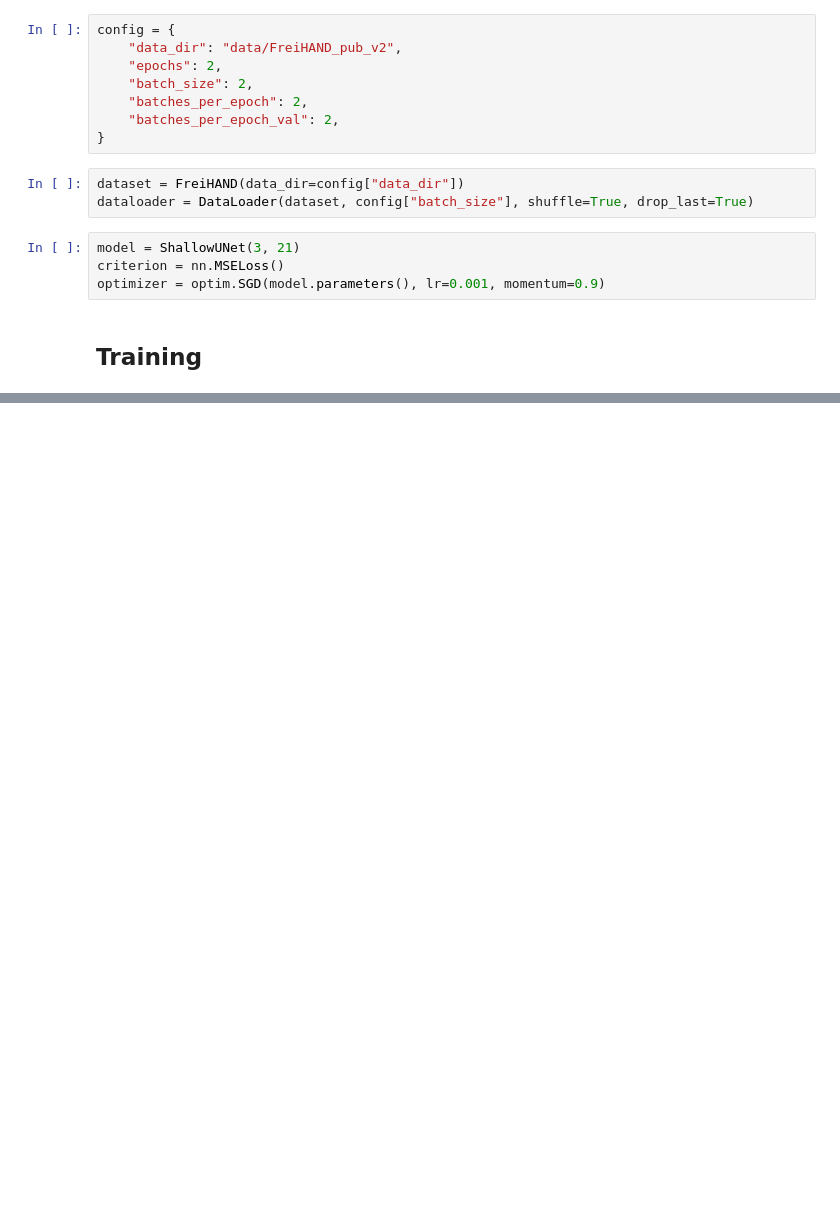
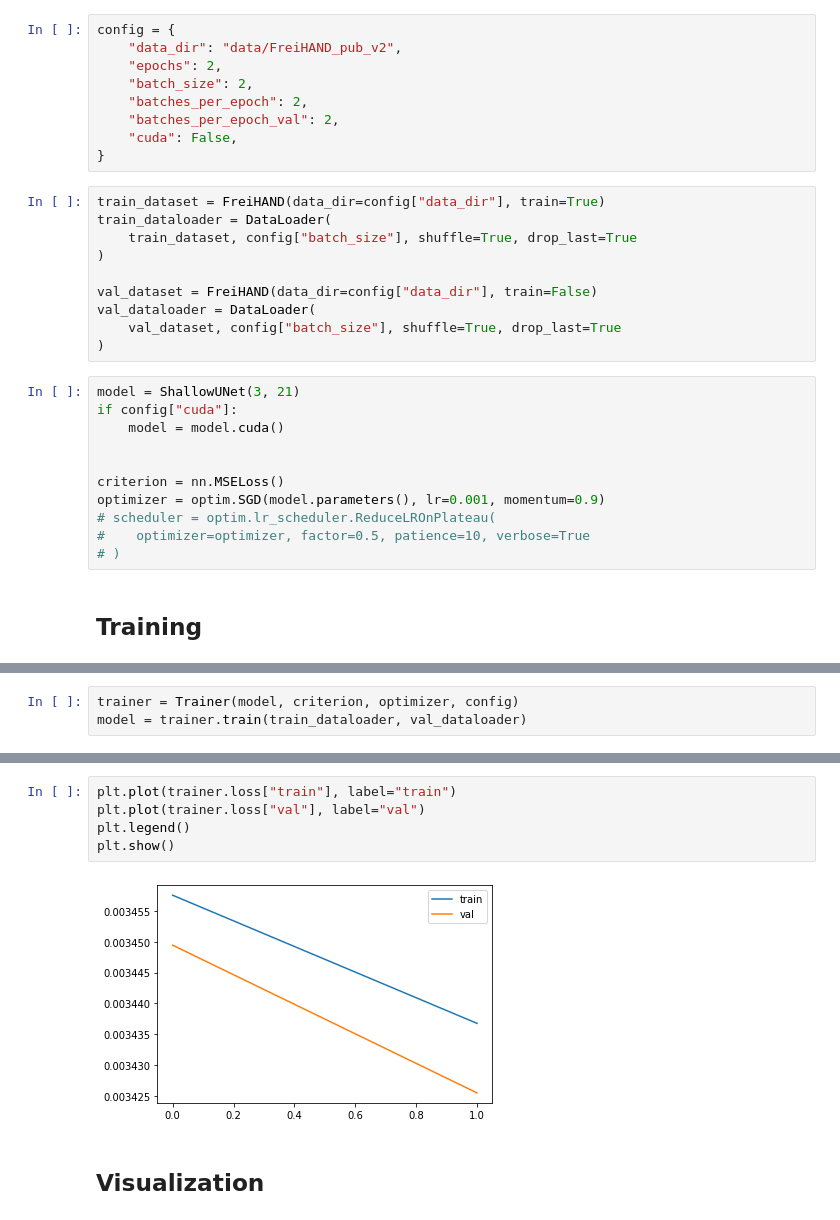
Before and after one commit to OlgaChernytska/2D-Hand-Pose-Estimation-RGB, a Jupyter notebook: Train.ipynb, the cells around one changed output, grey strips where cells are left out. Drawn from its saved outputs; the diff is of its cells as text; blank space fills up the shorter version.

Commit message:
trainer added

```diff
--- a/Train.ipynb
+++ b/Train.ipynb
@@ -42,13 +28,28 @@ config = {
     "batch_size": 2,
     "batches_per_epoch": 2,
     "batches_per_epoch_val": 2,
+    "cuda": False,
 }
 # %%
-dataset = FreiHAND(data_dir=config["data_dir"])
-dataloader = DataLoader(dataset, config["batch_size"], shuffle=True, drop_last=True)
+train_dataset = FreiHAND(data_dir=config["data_dir"], train=True)
+train_dataloader = DataLoader(
+    train_dataset, config["batch_size"], shuffle=True, drop_last=True
+)
+
+val_dataset = FreiHAND(data_dir=config["data_dir"], train=False)
+val_dataloader = DataLoader(
+    val_dataset, config["batch_size"], shuffle=True, drop_last=True
+)
 # %%
 model = ShallowUNet(3, 21)
+if config["cuda"]:
+    model = model.cuda()
+
+
 criterion = nn.MSELoss()
 optimizer = optim.SGD(model.parameters(), lr=0.001, momentum=0.9)
+# scheduler = optim.lr_scheduler.ReduceLROnPlateau(
+#    optimizer=optimizer, factor=0.5, patience=10, verbose=True
+# )
 # %% [markdown]
 ## Training
@@ -125,0 +56,3 @@ plt.plot(epoch_loss)
+# %%
+trainer = Trainer(model, criterion, optimizer, config)
+model = trainer.train(train_dataloader, val_dataloader)
@@ -125,0 +62,9 @@ plt.plot(epoch_loss)
+# %%
+plt.plot(trainer.loss["train"], label="train")
+plt.plot(trainer.loss["val"], label="val")
+plt.legend()
+plt.show()
+# %% [output]
+[figure, added]
+# %% [markdown]
+## Visualization
```
Also changed, not shown: parts of 9 cells of this notebook, 3 other files.
